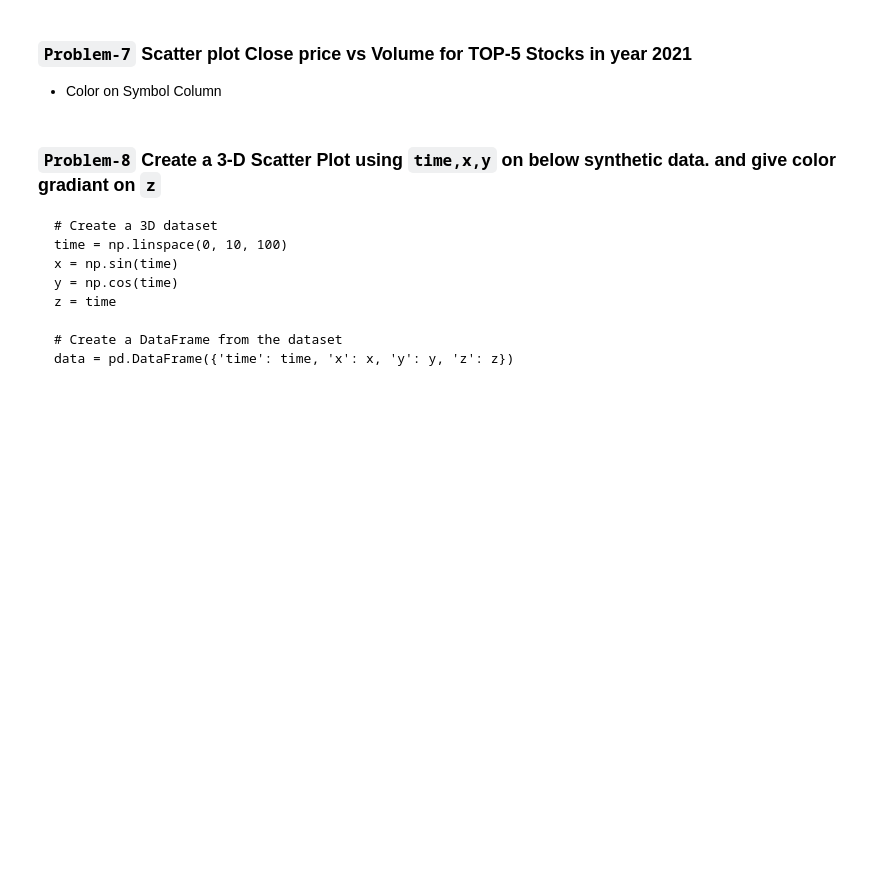
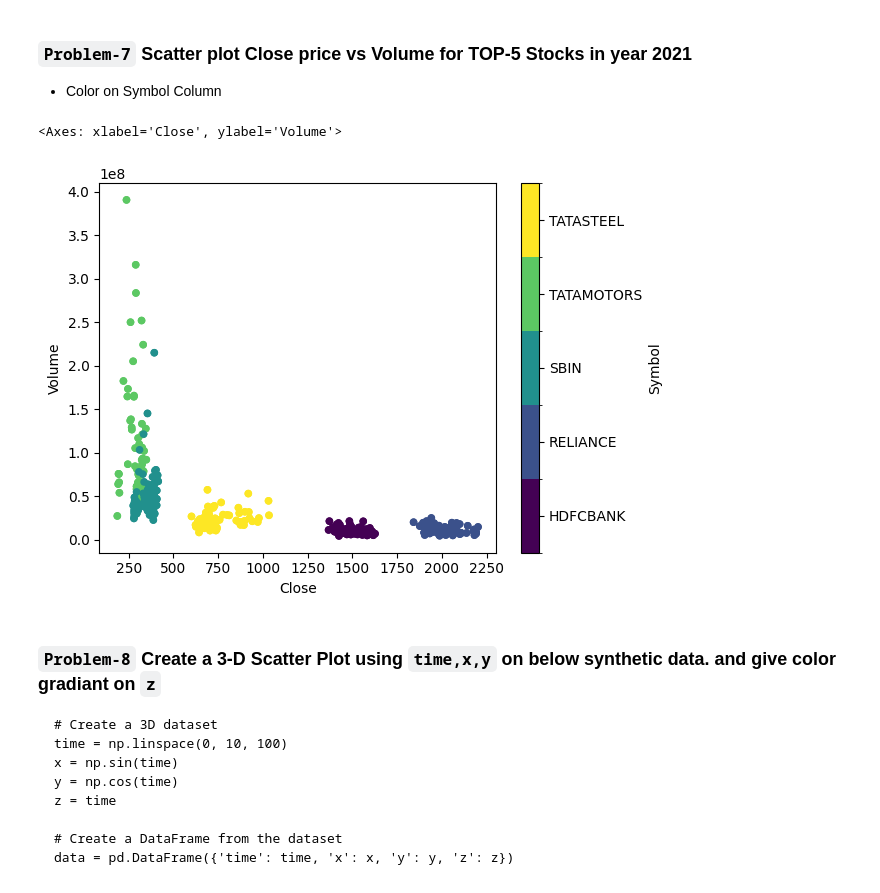
Before and after one commit to visheshbpatel/data-science, a Jupyter notebook: 06-data-visualization/24-matplotlib-advanced/02-task.ipynb, the cells around one changed output. Cells and saved outputs as stored; diff of their text form; code cells hidden in the pictures; blank space fills up the shorter version.

````diff
--- a/06-data-visualization/24-matplotlib-advanced/02-task.ipynb
+++ b/06-data-visualization/24-matplotlib-advanced/02-task.ipynb
@@ -192,0 +186,3 @@ Data Set Link - https://docs.google.com/spreadsheets/d/17tUL2yC7MGvo7txuuhLtAI-b
+# %%
+nifty = pd.read_csv('datasets/nifty-50.csv')
+nifty
@@ -192,0 +226,2 @@ Data Set Link - https://docs.google.com/spreadsheets/d/17tUL2yC7MGvo7txuuhLtAI-b
+# %%
+nifty['Date'] = pd.to_datetime(nifty['Date'])
@@ -198,3 +287,13 @@ Data Set Link - https://docs.google.com/spreadsheets/d/17tUL2yC7MGvo7txuuhLtAI-b
+# %%
+temp_df = nifty[nifty.index.year == 2021]
+top_5 = temp_df.groupby('Symbol')['Turnover'].sum().sort_values(ascending=False).head().index
+temp_df = temp_df[temp_df['Symbol'].isin(top_5)]
+
+temp_df['Symbol'] = temp_df['Symbol'].astype('category')
+temp_df.plot(kind='scatter', x='Close', y='Volume', c='Symbol', colormap='viridis')
+# %% [output]
+<Axes: xlabel='Close', ylabel='Volume'>
+[figure, added]
 # %% [markdown]
 ### `Problem-8` Create a 3-D Scatter Plot using `time,x,y` on below synthetic data. and give color gradiant on `z`
 ```
````
Also changed, not shown: parts of 24 cells of this notebook.
